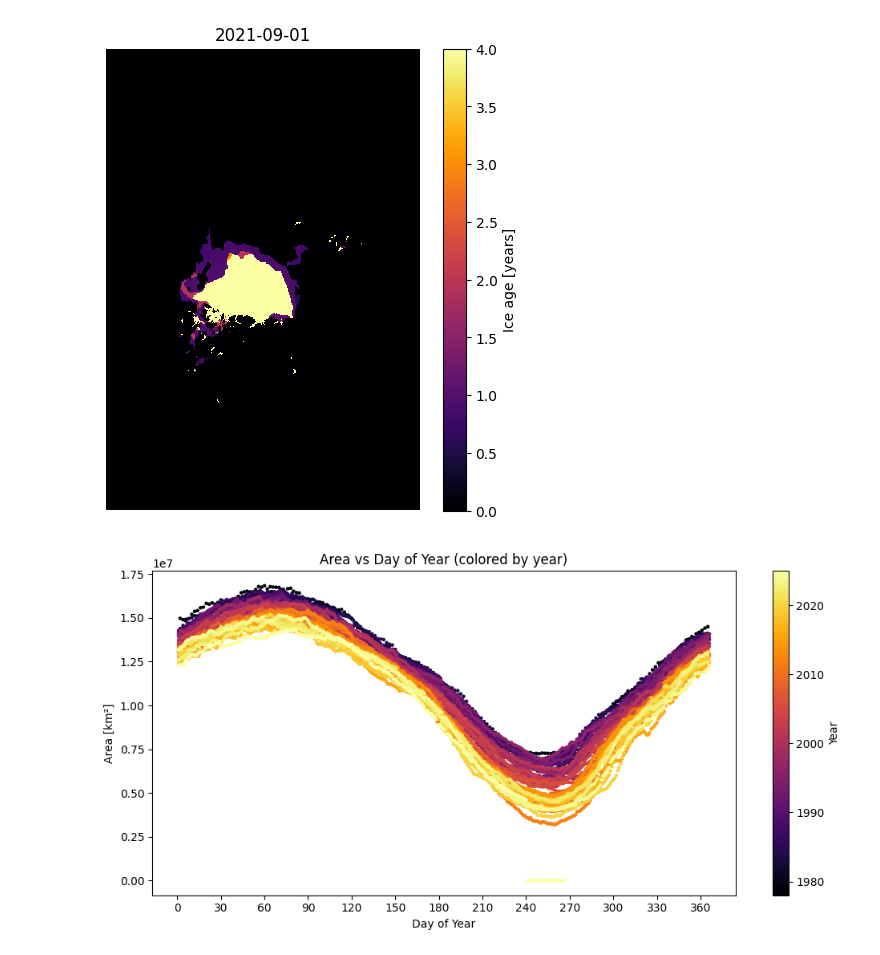
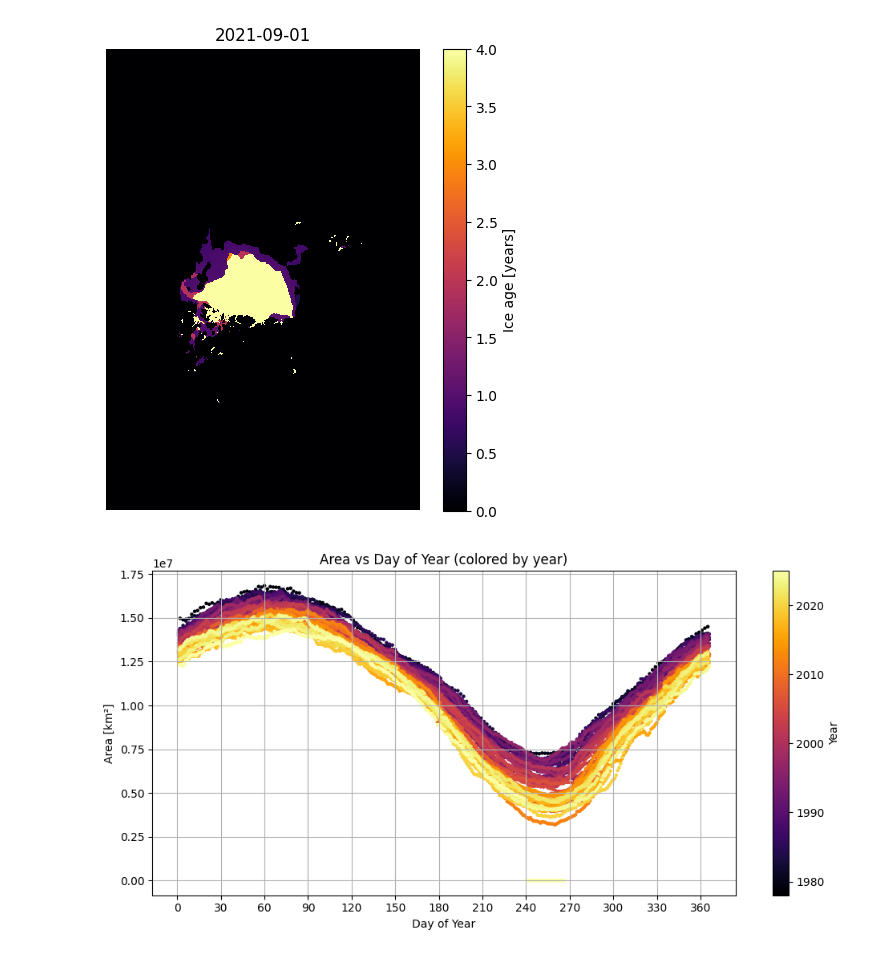
Before and after one commit to nwalser/CS163, a Jupyter notebook: project/main.ipynb, the cells around one changed output. Saved outputs shown, nothing was run; the diff lists cells and outputs as text; code cells hidden in the pictures.

```diff
--- a/project/main.ipynb
+++ b/project/main.ipynb
@@ -123,15 +121,16 @@ plt.show()
 # %%
 day_of_year = (dates - dates.astype('datetime64[Y]')).astype(int) + 1
 year = dates.astype('datetime64[Y]').astype(int) + 1970
 
 plt.figure(figsize=(10,5))
 scatter = plt.scatter(day_of_year, areas, c=year, cmap='inferno', s=5)
 plt.xlabel("Day of Year")
 plt.ylabel("Area [km²]")
 plt.title("Area vs Day of Year (colored by year)")
 plt.xticks(range(0, 366, 30))
 plt.colorbar(scatter, label='Year')
 plt.tight_layout()
+plt.grid(True)
 plt.show()
 # %% [output]
-[figure, old version]
+[figure, new version]
```
Also changed, not shown: parts of 3 cells of this notebook, 1 other file.
